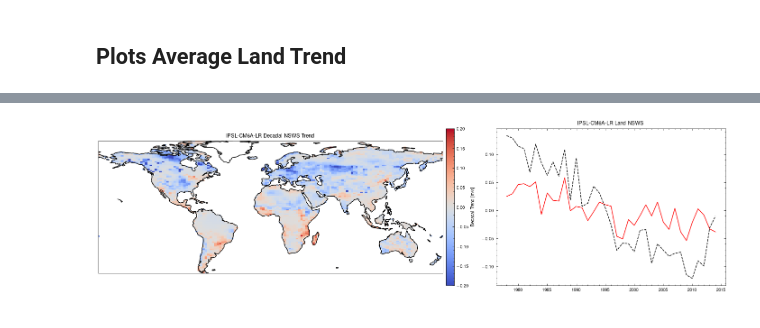
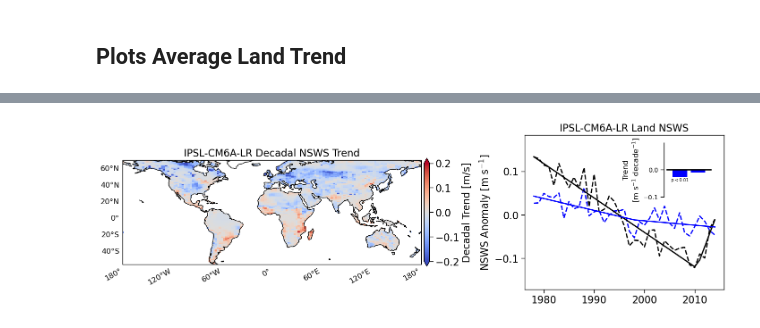
Before and after one commit to ivalencius/winds-of-change, a Jupyter notebook: amip_validation.ipynb, the cells around one changed output, grey strips where cells are left out. Saved outputs shown, nothing was run; the diff lists cells and outputs as text; code cells hidden in the pictures.

Commit message:
single member land plots

```diff
--- a/amip_validation.ipynb
+++ b/amip_validation.ipynb
@@ -138,7 +135,8 @@ model_folders = glob('/Volumes/valencig@bc/data/sfcWind/*')
 model_names = [f.split('/')[-1] for f in model_folders]
 # Remove 'FGOALS-g3' as it has negative wind speeds for some reason
 model_names.remove('FGOALS-g3')
-print(f'{len(model_names)} models found...')
+n_models = len(model_names)
+print(f'{n_models} models found...')
 print('Model names:')
 print(model_names)
 # Create list to hold datasets
@@ -169,6 +167,7 @@ with warnings.catch_warnings():  # suppress warnings from xarray bookeeping
         sliced = calendar_corrected.sel(time=slice('1978', '2014'))
         # Add to ensemble
         ensemble[model] = sliced
+
     print(realizations_dict)
 # %% [output]
 14 models found...
@@ -324,6 +337,7 @@ for i, model in enumerate(tqdm(ensemble.keys(), desc='Plotting models')):
     # Eliminate the planet of Hoth
     land = mask_data(land, countries, ['greenland'], reverse=True, drop=True)
     land = land.where((land['lat']>-59).compute(), drop=True)  # antarctica
+    land = land.where((land['lat']<70).compute(), drop=True)  # Northern canada
     # land = land.where(land,drop=True)
     # Create axes for plotting
     map = fig.add_subplot(gs[i, 0], projection=ccrs.PlateCarree())
@@ -335,23 +349,104 @@ for i, model in enumerate(tqdm(ensemble.keys(), desc='Plotting models')):
         .polyfit_coefficients.sel(degree=1)*10  # decadal
     )
     im = trend.plot(ax=map, vmin=-0.2, vmax=0.2, cmap='coolwarm', transform=ccrs.PlateCarree(), add_colorbar=False)
-    cb = plt.colorbar(im, orientation="vertical", pad=0.01)
+    cb = plt.colorbar(im, orientation="vertical", pad=0.01, extend='both', shrink=0.7)
     cb.set_label(label='Decadal Trend [m/s]')
     # Plot time series
-    land_nsws = land['sfcWind'].cf.groupby('T.year').mean().cf.mean(['X', 'Y'])
-    ts.plot(years, land_nsws, label=model, color='red')
+    land_nsws = land['sfcWind'].cf.groupby('T.year').mean().cf.mean(['X', 'Y']).values
+    ts.plot(years, land_nsws, label=model, color='blue', linestyle='--')
     ts.plot(years, obs_anom, label='GSOD', color='k', linestyle='--')
-    # Add gsod linear fit
+    ts.plot(years, gsod_pwlf.predict(years), color='k')
+    # Add model linear fit
+    model_pwlf = pwlf.PiecewiseLinFit(years, land_nsws)
+    breaks = model_pwlf.fit(2)
+    break_year = int(breaks[1])
+    slopes = model_pwlf.calc_slopes()*10  # make decadal
+    p_vals = model_pwlf.p_values()[1:]  # betas are [intercept, slope1, slope2, ...]
+    # print(f'Piecewise Parameters\n\tBreakpoint: {break_year}\n\tDecadal Slopes: {slopes}\n\tP-Values: {p_vals}')
+    ts.plot(years, model_pwlf.predict(years), color='blue')
+    ax_min = min(min(obs_anom), min(land_nsws)) - 0.05
+    ax_max = max(max(obs_anom), max(land_nsws)) + 0.05
+    ax.vlines(break_year, ax_min, ax_max, color='gray', linestyle='--')
+    ts.set_ylim(ax_min, ax_max)
+    # Annotation plot for trend
+    ins = ts.inset_axes([0.7, 0.6, 0.25, 0.35])
+    pos = slopes > 0
+    neg = slopes < 0
+    l = np.array([1, 2])
+    for i, (m, p) in enumerate(zip(slopes, p_vals)):
+        i+=1
+        if m > 0:
+            rects = ins.bar(i, m, color='red')
+        else:
+            rects = ins.bar(i, m, color='blue')
+        if p < 0.01:
+            ins.bar_label(rects, ['p$<$0.01'])
+    # Partition the percentile values to be able to draw large numbers in
+    # white within the bar, and small numbers in black outside the bar.
+    ins.hlines(0, 0.25, 2.75, color='k')
+    # Remove spines
+    ins.spines['top'].set_visible(False)
+    ins.spines['right'].set_visible(False)
+    ins.spines['bottom'].set_visible(False)
+    # Remove ticks
+    ins.tick_params(
+        axis='x',          # changes apply to the x-axis
+        which='both',      # both major and minor ticks are affected
+        bottom=False,      # ticks along the bottom edge are off
+        top=False,         # ticks along the top edge are off
+        labelbottom=False,
+    )
+    # Set ticks
+    ymin = int(min(slopes)/0.1)*0.1-0.1
+    ymax = int(max(slopes)/0.1)*0.1+0.1
+    ins.set_yticks(np.arange(ymin, ymax, 0.1))
+    ins.tick_params(axis='y', labelsize=10)
+    ins.set_ylim(ymin, ymax)
+    ins.set_ylabel('Trend\n[m s$^{-1}$ decade$^{-1}$]', fontsize=12)
 
 
     # Map options
     map.add_feature(cfeature.COASTLINE)
     # map.add_feature(cfeature.BORDERS)
     map.set_title(f'{model} Decadal NSWS Trend')
+    gl = map.gridlines(
+        crs=ccrs.PlateCarree(), draw_labels=True, which='both',
+        linewidth=1, color='k', alpha=1, linestyle='--'
+    )
+    gl.right_labels = None
+    gl.top_labels = None
+    gl.xlines = None
+    gl.ylines = None
+    lon_formatter = LongitudeFormatter(zero_direction_label=True)
+    lat_formatter = LatitudeFormatter()
+    ax.xaxis.set_major_formatter(lon_formatter)
+    ax.yaxis.set_major_formatter(lat_formatter)
+    # Increase the ticksize
+    gl.xlabel_style = {'size': 12, 'color': 'k', 'rotation':30, 'ha':'right'}
+    gl.ylabel_style = {'size': 12, 'color': 'k', 'weight': 'normal'}
 
     # Time series options
     ts.set_title(f'{model} Land NSWS')
-    break
+    ts.set_ylabel('NSWS Anomaly [m s$^{-1}$]')
+    # Save results of piecewise fit
+    piecewise_params = pd.concat([
+        piecewise_params,
+        pd.DataFrame(
+            dict(
+                source=model,
+                break_year=break_year,
+                slope_1=slopes[0],
+                slope_2=slopes[1],
+                p_val_1=p_vals[0],
+                p_val_2=p_vals[1],
+                sig_1=p_vals[0] < 0.01,
+                sig_2=p_vals[1] < 0.01
+                ), index=[0]
+        )
+        ], ignore_index=True)
 
+plt.savefig('figures/amip-hist-land-trends.png', dpi=300, bbox_inches='tight', pad_inches=0.1)
+print('Parameters of piecewise regression:')
+print(piecewise_params)
 plt.show()
 # %% [output]
@@ -358,2 +461,2 @@ plt.show()
 [interactive output not drawn]
-[figure, old version]
+[figure, new version]
```
Also changed, not shown: parts of 6 cells of this notebook, 1 other file.
